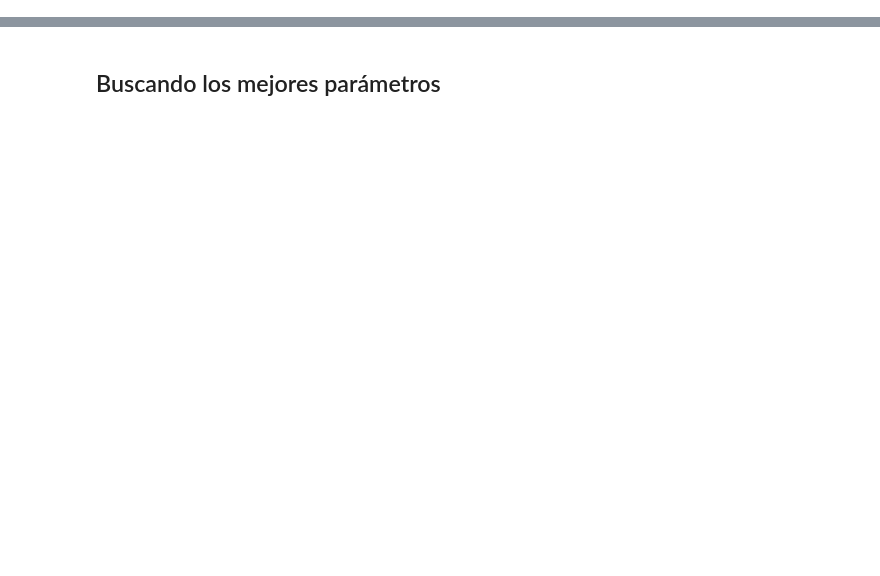
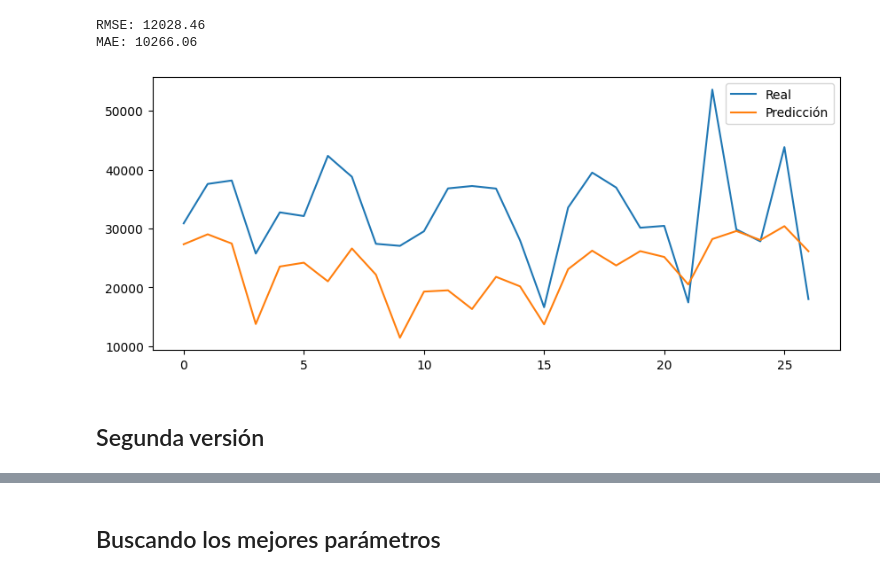
Before and after one commit to Proyecto-IA-y-BD/Proyecto-IA-BD, a Jupyter notebook: regression/src/models/xgboost.ipynb, the cells around one changed output, grey strips where cells are left out. Saved outputs shown, nothing was run; the diff lists cells and outputs as text; code cells hidden in the pictures; blank space fills up the shorter version.

Commit message:
refactor xgboost

```diff
--- a/regression/src/models/xgboost.ipynb
+++ b/regression/src/models/xgboost.ipynb
@@ -0,0 +32,20 @@
+# %%
+from xgboost import XGBRegressor
+import matplotlib.pyplot as plt
+import pandas as pd
+
+df_to_train = pd.read_csv("../../data/dataset_training.csv")
+
+X_to_train =  df_to_train[['Year', 'Month', 'Day', 'DayOfWeek', 'Quarter']]
+Y_to_train = df_to_train['TotalSales']
+
+model =  XGBRegressor(
+  n_estimators=100,
+  max_depth=5,
+  learning_rate=0.1,
+  min_child_weight=10,
+  subsample=0.8,
+  colsample_bytree=0.8,
+  random_state=42
+)
+model.fit(X_to_train, Y_to_train)
@@ -0,0 +64,26 @@
+# %%
+from sklearn.metrics import mean_absolute_error, mean_squared_error
+
+df_to_test = pd.read_csv("../../data/dataset_prediction.csv")
+X_to_test = df_to_test[['Year', 'Month', 'Day', 'DayOfWeek', 'Quarter']]
+Y_to_test = df_to_test['TotalSales']
+
+predictions = model.predict(X_to_test)
+
+rmse = np.sqrt(mean_squared_error(Y_to_test, predictions))
+mae = mean_absolute_error(Y_to_test, predictions)
+print(f"RMSE: {rmse:.2f}")
+print(f"MAE: {mae:.2f}")
+
+# Gráfico de comparación
+plt.figure(figsize=(10, 4))
+plt.plot(Y_to_test.values, label='Real')
+plt.plot(predictions, label='Predicción')
+plt.legend()
+plt.show()
+# %% [output]
+RMSE: 12028.46
+MAE: 10266.06
+[figure, added]
+# %% [markdown]
+## Segunda versión
```
Also changed, not shown: parts of 13 cells of this notebook.
